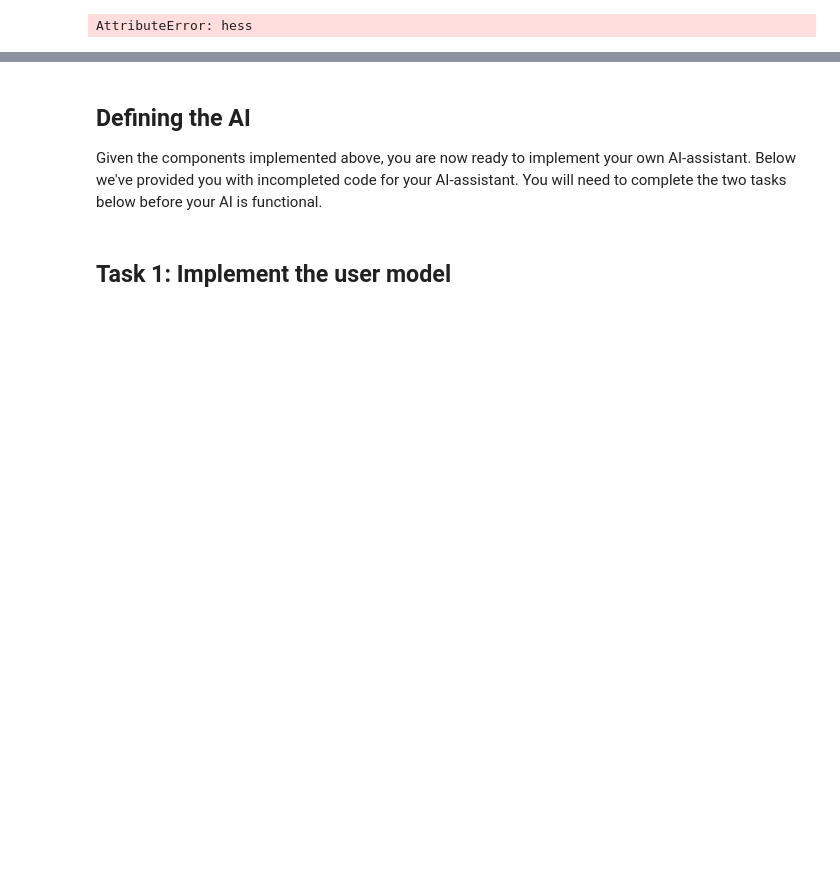
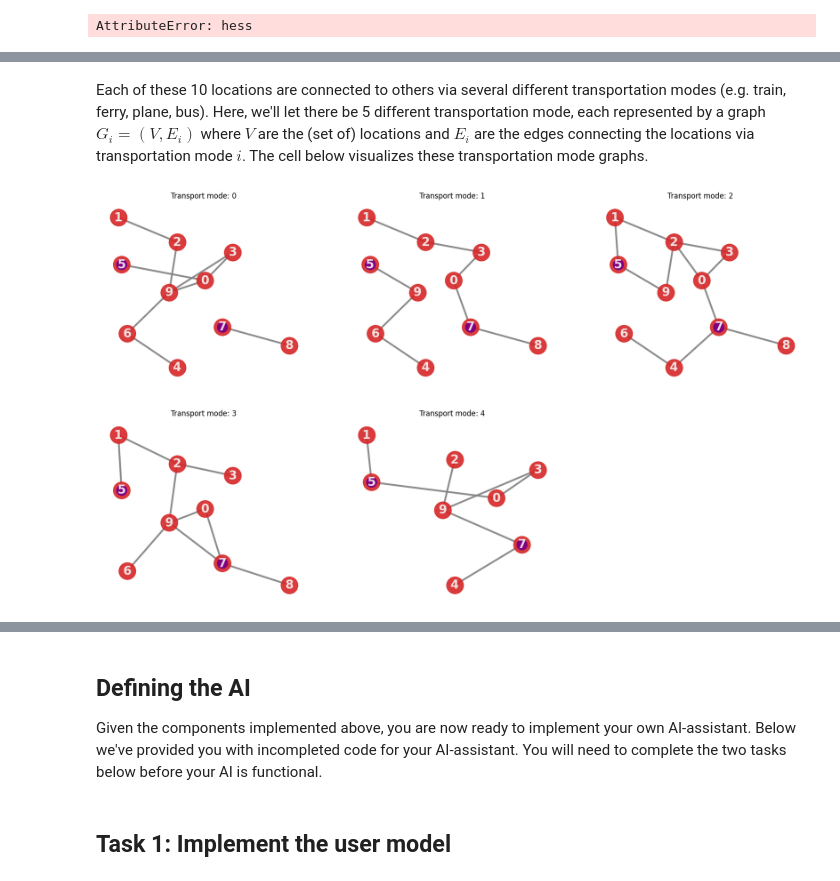
Before and after one commit to AaltoPML/ai_assistance_tutorial, a Jupyter notebook: AI_assistance_Tutorial.ipynb, the cells around one changed output, grey strips where cells are left out. Drawn from its saved outputs; the diff is of its cells as text; code cells hidden in the pictures; blank space fills up the shorter version.

```diff
--- a/AI_assistance_Tutorial.ipynb
+++ b/AI_assistance_Tutorial.ipynb
@@ -195,0 +238,6 @@ Destination: 5
+# %% [markdown]
+Each of these 10 locations are connected to others via several different transportation modes (e.g. train, ferry, plane, bus). Here, we'll let there be 5 different transportation mode, each represented by a graph $G_i=(V, E_i)$ where $V$ are the (set of) locations and $E_i$ are the edges connecting the locations via transportation mode $i$. The cell below visualizes these transportation mode graphs.
+# %%
+task.display()
+# %% [output]
+[figure, added]
```
Also changed, not shown: parts of 32 cells of this notebook, 1 other file.
